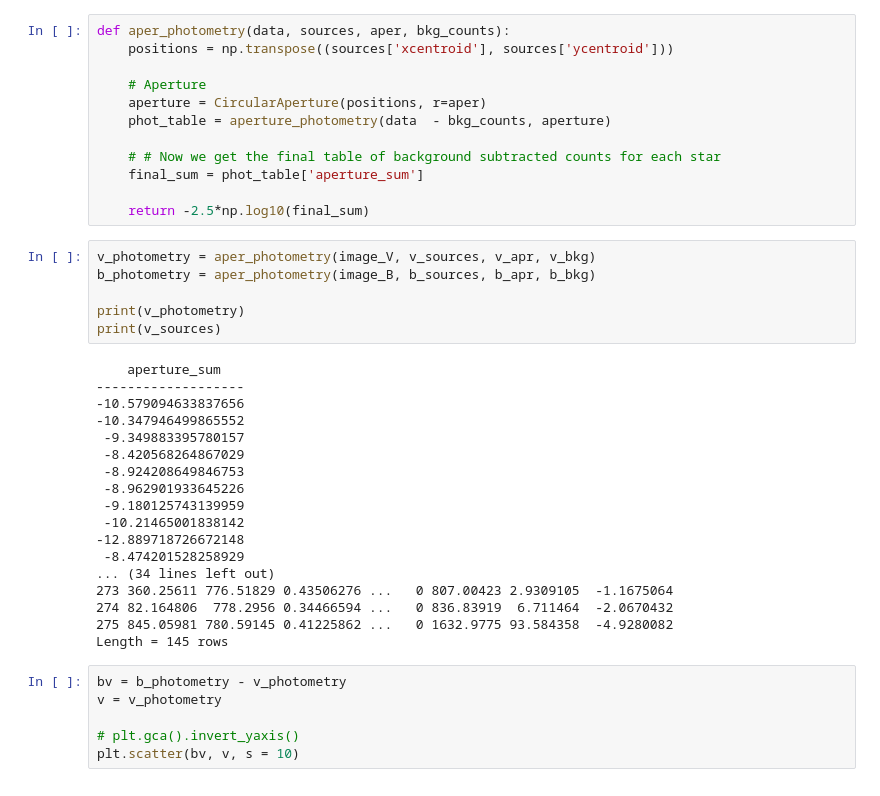
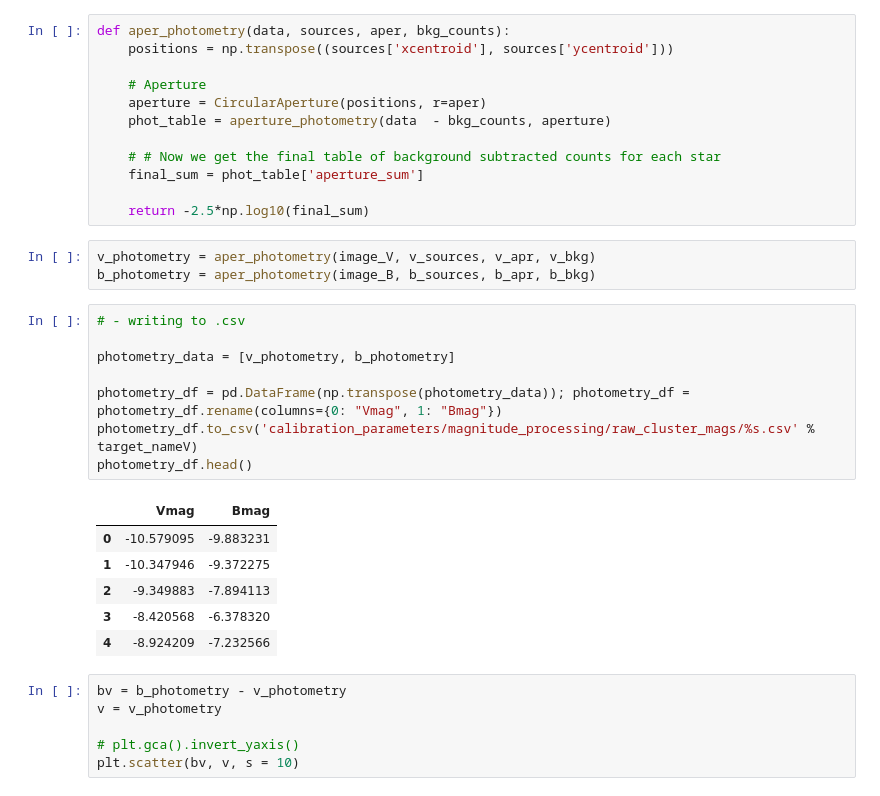
Before and after one commit to OwenJohnsons/Final_Year_Project, a Jupyter notebook: Code/photometry.ipynb, the cells around one changed output. Drawn from its saved outputs; the diff is of its cells as text.

```diff
--- a/Code/photometry.ipynb
+++ b/Code/photometry.ipynb
@@ -238,27 +239,21 @@ def aper_photometry(data, sources, aper, bkg_counts):
 # %%
 v_photometry = aper_photometry(image_V, v_sources, v_apr, v_bkg)
 b_photometry = aper_photometry(image_B, b_sources, b_apr, b_bkg)
-
-print(v_photometry)
-print(v_sources)
-# %% [output]
-    aperture_sum
--------------------
--10.579094633837656
--10.347946499865552
- -9.349883395780157
- -8.420568264867029
- -8.924208649846753
- -8.962901933645226
- -9.180125743139959
- -10.21465001838142
--12.889718726672148
- -8.474201528258929
-... (34 lines left out)
-273 360.25611 776.51829 0.43506276 ...   0 807.00423 2.9309105  -1.1675064
-274 82.164806  778.2956 0.34466594 ...   0 836.83919  6.711464  -2.0670432
-275 845.05981 780.59145 0.41225862 ...   0 1632.9775 93.584358  -4.9280082
-Length = 145 rows
+# %%
+# - writing to .csv
+
+photometry_data = [v_photometry, b_photometry]
+
+photometry_df = pd.DataFrame(np.transpose(photometry_data)); photometry_df = photometry_df.rename(columns={0: "Vmag", 1: "Bmag"})
+photometry_df.to_csv('calibration_parameters/magnitude_processing/raw_cluster_mags/%s.csv' % target_nameV)
+photometry_df.head()
+# %% [output]
+|  | Vmag | Bmag |
+| 0 | -10.579095 | -9.883231 |
+| 1 | -10.347946 | -9.372275 |
+| 2 | -9.349883 | -7.894113 |
+| 3 | -8.420568 | -6.378320 |
+| 4 | -8.924209 | -7.232566 |
 # %%
 bv = b_photometry - v_photometry
 v = v_photometry
```
Also changed, not shown: parts of 1 cell of this notebook, 12 other files.
